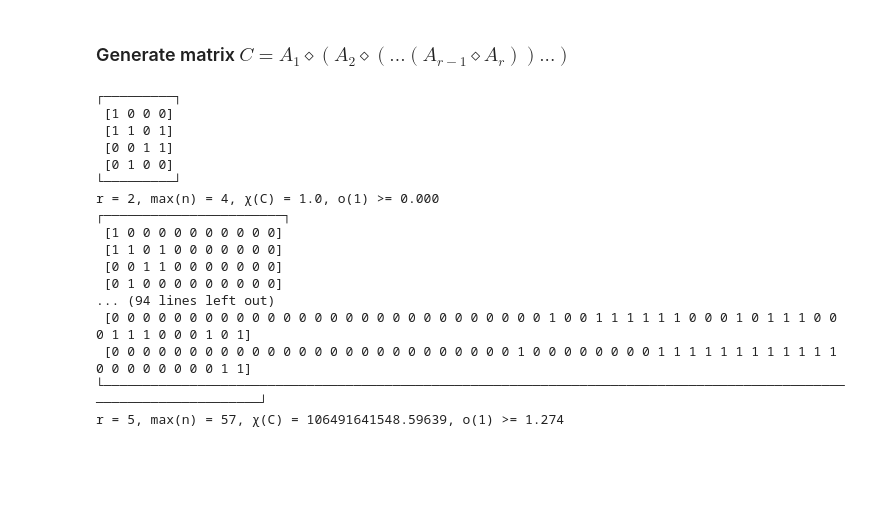
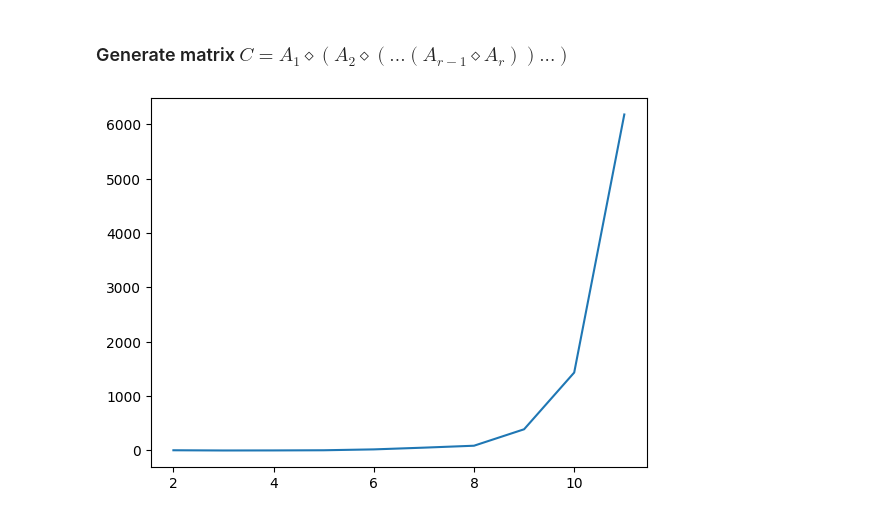
Before and after one commit to HanhengHe/GradProject, a Jupyter notebook: gradproj.ipynb, the cells around one changed output. Drawn from its saved outputs; the diff is of its cells as text; code cells hidden in the pictures; blank space fills up the shorter version.

Commit message:
Need conclusion, get some references, need to parse code at appendix

```diff
--- a/gradproj.ipynb
+++ b/gradproj.ipynb
@@ -323,44 +323,40 @@ m = 6, n = 64, χ(A) = 4212068385296025.0, o(1) term = 1.189
 # %% [markdown]
 ### Generate matrix $C = A_1 \diamond (A_2 \diamond (. . . (A_{r−1} \diamond A_r))...)$
 # %%
+import time
+import matplotlib.pyplot as plt
+
 def retangle_operator(S, T):
     top_right = np.zeros((S.shape[0], T.shape[1]),dtype=int)
     btn_left = np.zeros((T.shape[0], S.shape[1]),dtype=int)
     if btn_left.shape[1] > 0:
         btn_left[0, -1] = 1
     return np.asarray(np.bmat([[S, top_right], [btn_left, T]]))
 
 def generate_C(_r: int):
     res = None
     for m in range(1, _r + 1):
         omega = create_Omega(m)
         A_mat = create_A(omega, m)
         A_1_mat = create_A_1_mat(A_mat)
         res = A_1_mat if res is None else retangle_operator(res, A_1_mat)
     return res
 
-for r in range(2, 6):
+range_list = list(range(2, 12))
+time_list = []
+
+for r in range_list:
+    start = time.time()
     C_mat = generate_C(r)
-    pretty_print(C_mat.astype(int))
+    # pretty_print(C_mat.astype(int))
     X_C = funcX(C_mat)
     n = C_mat.shape[0]
     o_1 = get_o_1(X_C, n)
-    print("r = {r_term}, max(n) = {n_term}, χ(C) = {X_C_term}, o(1) >= {o_1_term:.3f}".format(r_term=r, n_term=n, X_C_term=X_C, o_1_term=o_1))
+    end = time.time()
+    time_list.append((end - start) * 1000)
+    # print("r = {r_term}, max(n) = {n_term}, χ(C) = {X_C_term}, o(1) >= {o_1_term:.3f}".format(r_term=r, n_term=n, X_C_term=X_C, o_1_term=o_1))
+
+plt.plot(range_list, time_list)
+plt.show()
 # %% [output]
-┌─────────┐
- [1 0 0 0]
- [1 1 0 1]
- [0 0 1 1]
- [0 1 0 0]
-└─────────┘
-r = 2, max(n) = 4, χ(C) = 1.0, o(1) >= 0.000
-┌───────────────────────┐
- [1 0 0 0 0 0 0 0 0 0 0]
- [1 1 0 1 0 0 0 0 0 0 0]
- [0 0 1 1 0 0 0 0 0 0 0]
- [0 1 0 0 0 0 0 0 0 0 0]
-... (94 lines left out)
- [0 0 0 0 0 0 0 0 0 0 0 0 0 0 0 0 0 0 0 0 0 0 0 0 0 0 0 0 1 0 0 1 1 1 1 1 1 0 0 0 1 0 1 1 1 0 0 0 1 1 1 0 0 0 1 0 1]
- [0 0 0 0 0 0 0 0 0 0 0 0 0 0 0 0 0 0 0 0 0 0 0 0 0 0 1 0 0 0 0 0 0 0 0 1 1 1 1 1 1 1 1 1 1 1 1 0 0 0 0 0 0 0 0 1 1]
-└────────────────────────────────────────────────────────────────────────────────────────────────────────────────────┘
-r = 5, max(n) = 57, χ(C) = 106491641548.59639, o(1) >= 1.274
+[figure, added]
```
Also changed, not shown: parts of 1 cell of this notebook, 9 other files.
